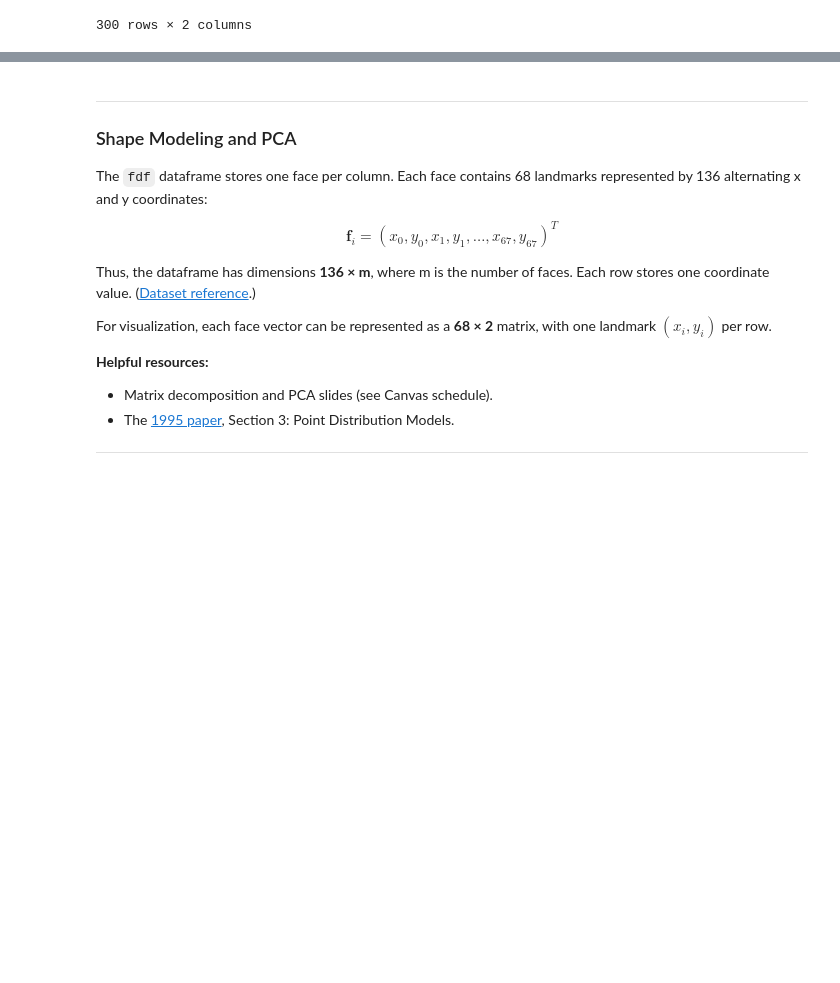
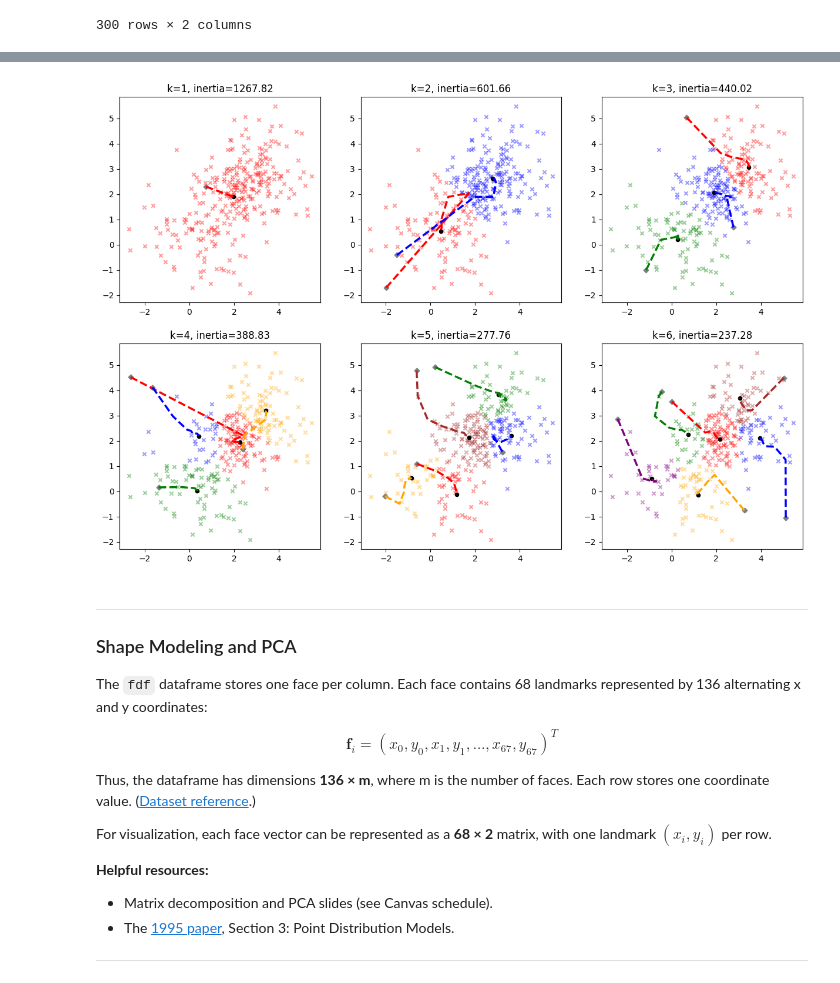
Before and after one commit to singsangwoo/COMP562_project2, a Jupyter notebook: P2.ipynb, the cells around one changed output, grey strips where cells are left out. Drawn from its saved outputs; the diff is of its cells as text; code cells hidden in the pictures; blank space fills up the shorter version.

```diff
--- a/P2.ipynb
+++ b/P2.ipynb
@@ -153,0 +159,40 @@ To receive full credit, your solution should produce plots similar to the refere
+# %%
+# --------------------------------------
+# Add your P1B coding solution below.
+# --------------------------------------
+
+x = kdf[['x', 'y']].to_numpy()
+colors = ['red', 'blue', 'green', 'orange', 'brown', 'purple']
+N, eps = 100, 0.25
+
+def assign(c):
+  d = ((x[:, None, :] - c[None, :, :]) ** 2).sum(axis = 2)
+  return d.argmin(axis = 1), d.min(axis = 1).sum()
+
+def kmeans(k):
+  c = np.random.uniform(x.min(axis = 0), x.max(axis = 0), size = (k, 2))
+  path, prev = [c.copy()], np.inf
+  for _ in range(N):
+    labels, inertia = assign(c)
+    if abs(prev - inertia) <= eps:
+      break
+    prev = inertia
+    for j in range(k):
+      c[j] = x[labels == j].mean(axis = 0) if np.any(labels == j) else x[np.random.randint(len(x))]
+    path.append(c.copy())
+  labels, inertia = assign(c)
+  return labels, inertia, np.array(path)
+
+fig, axes = plt.subplots(2, 3, figsize=(15, 10))
+for k, ax in zip(range(1, 7), axes.flat):
+  labels, inertia, path = kmeans(k)
+  for j in range(k):
+    ax.scatter(x[labels == j, 0], x[labels == j, 1], c = colors[j], marker = 'x', s = 20, alpha = 0.4)
+    ax.plot(path[:, j, 0], path[:, j, 1], '--', c = colors[j], lw = 2.5)
+  ax.scatter(path[0, :, 0], path[0, :, 1], color = 'gray', marker = 'D', s = 20)
+  ax.scatter(path[-1, :, 0], path[-1, :, 1], color = 'black', marker = 'o', s = 20)
+
+  ax.set_title(f'k={k}, inertia={inertia:.2f}')
+plt.show()
+# %% [output]
+[figure, added]
```
Also changed, not shown: parts of 11 cells of this notebook.
